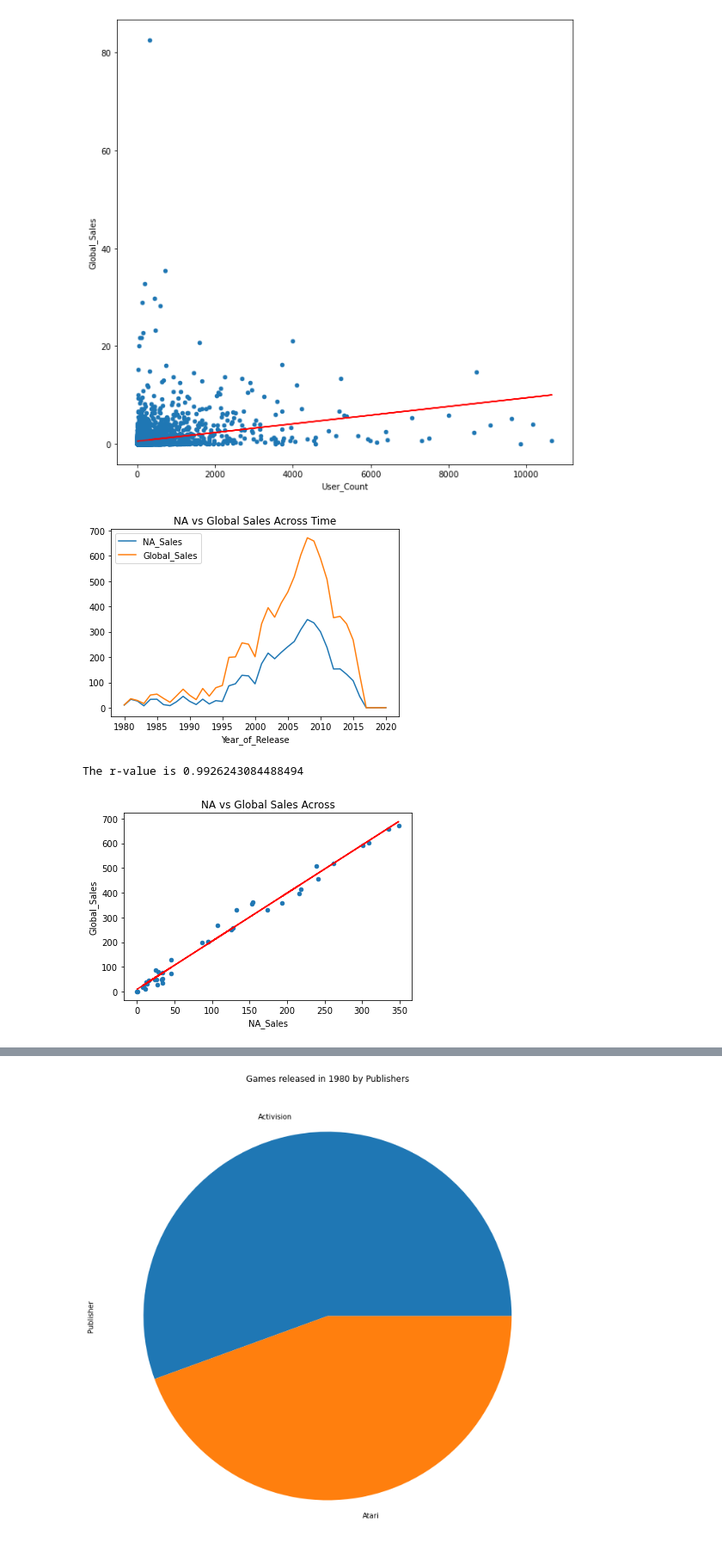
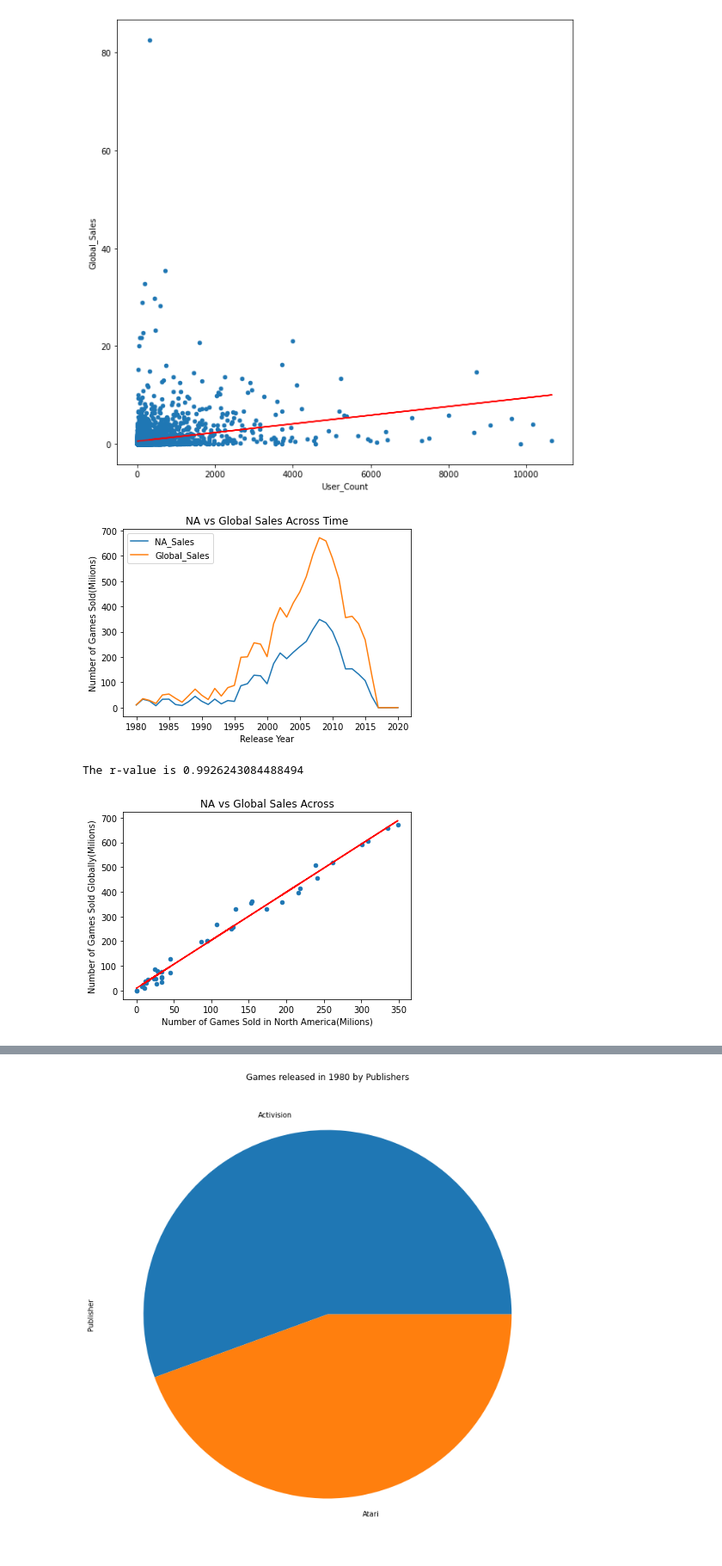
Before and after one commit to MrMrRPG/project_1, a Jupyter notebook: Shan-Folder/project-1.ipynb, the cells around one changed output, grey strips where cells are left out. Shown at 86% size. Drawn from its saved outputs; the diff is of its cells as text; code cells hidden in the pictures.

```diff
--- a/Shan-Folder/project-1.ipynb
+++ b/Shan-Folder/project-1.ipynb
@@ -221,11 +245,13 @@ The r-value is 0.2650115243744528
 # %%
 # plt.plot(Odf['Year_of_Release'],Odf['NA_Sales'])
 Grouped1=Odf.groupby('Year_of_Release').sum().reset_index()
 Grouped1.plot(kind='line',x='Year_of_Release',y=['NA_Sales','Global_Sales'],title='NA vs Global Sales Across Time')
 plt.savefig('Output_Data/NA vs Global Sales Across Time.png')
+plt.xlabel('Release Year')
+plt.ylabel('Number of Games Sold(Milions)')
 plt.show()
 # %% [output]
-[figure, old version]
+[figure, new version]
 # %%
 Grouped1.plot(kind='scatter',x='NA_Sales',y='Global_Sales',title='NA vs Global Sales Across')
 x=Grouped1['NA_Sales']
@@ -234,11 +260,13 @@ y=Grouped1['Global_Sales']
 regress_values = x * slope + intercept
 plt.plot(x,regress_values,"r-")
 print(f'The r-value is {rvalue}')
+plt.xlabel('Number of Games Sold in North America(Milions)')
+plt.ylabel('Number of Games Sold Globally(Milions)')
 plt.savefig('Output_Data/NA vs Global Sales.png')
 plt.show()
 # %% [output]
 The r-value is 0.9926243084488494
-[figure, old version]
+[figure, new version]
 # %%
 Grouped1['NA_Percentage']=(Grouped1['NA_Sales']/Grouped1["Global_Sales"])
 Grouped1=Grouped1.loc[Grouped1['Year_of_Release']<2017]
```
Also changed, not shown: parts of 15 cells of this notebook, 2 other files.
